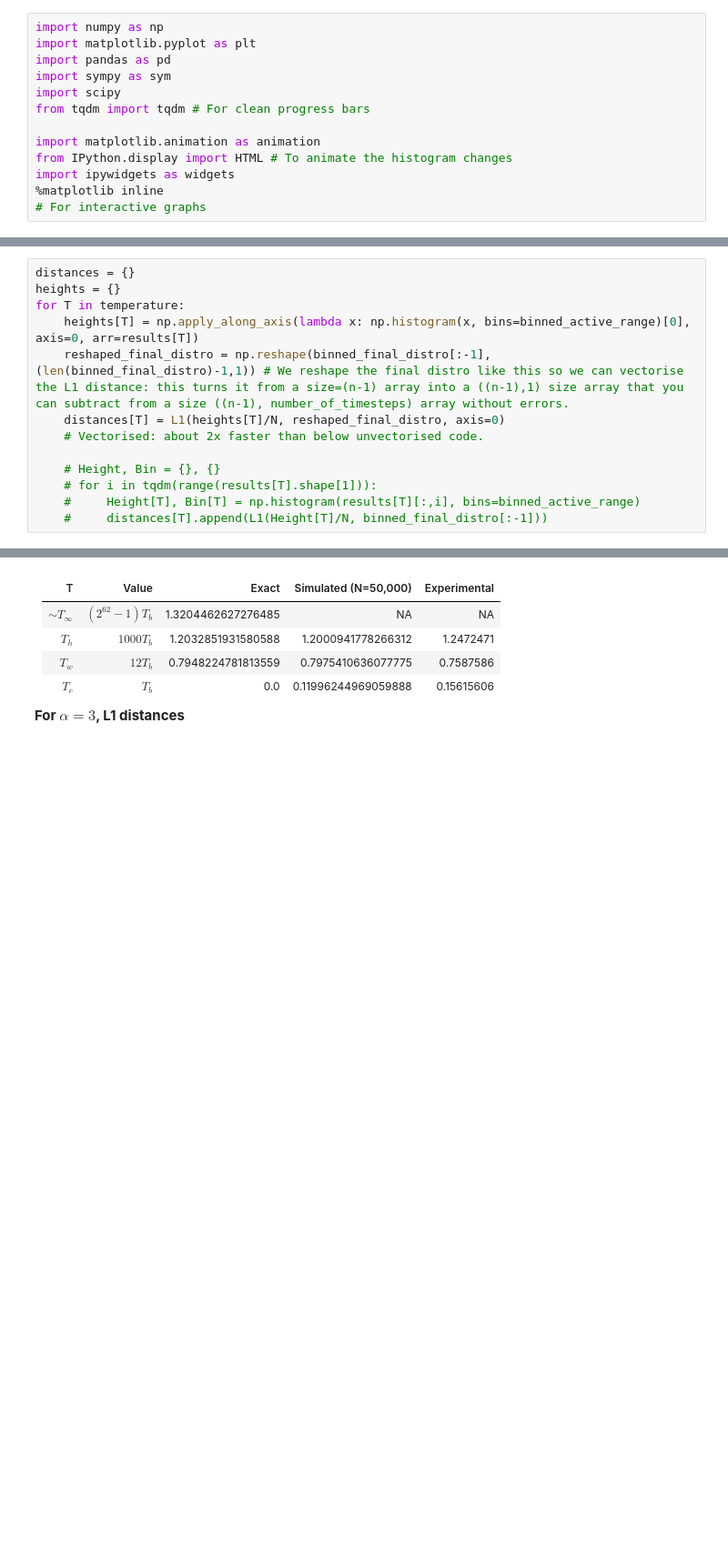
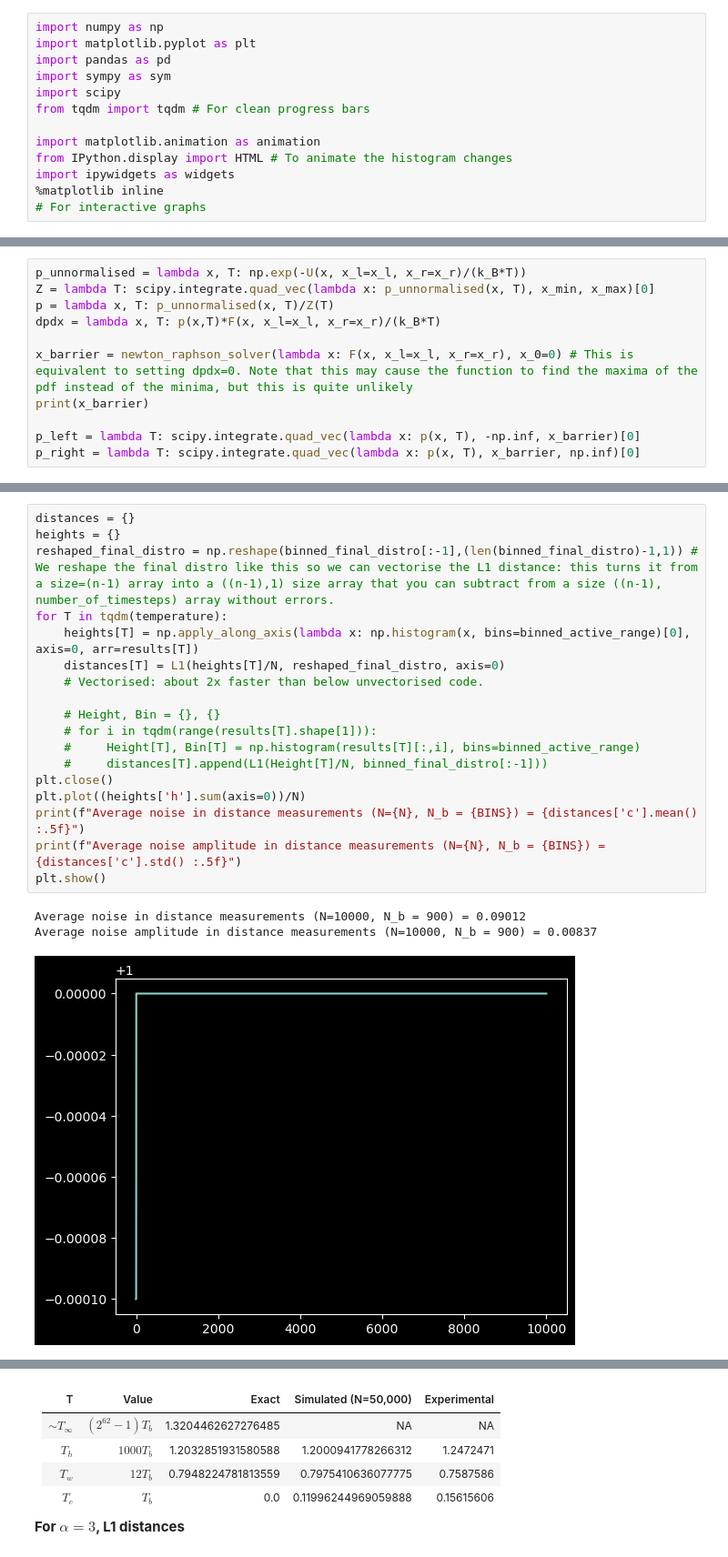
Before and after one commit to Element200/mpemba_langevin, a Jupyter notebook: mpemba.ipynb, the cells around one changed output, grey strips where cells are left out. Shown at 91% size. Cells and saved outputs as stored; diff of their text form; blank space fills up the shorter version.

```diff
--- a/mpemba.ipynb
+++ b/mpemba.ipynb
@@ -102,0 +175,11 @@ plt.show()
+# %%
+p_unnormalised = lambda x, T: np.exp(-U(x, x_l=x_l, x_r=x_r)/(k_B*T))
+Z = lambda T: scipy.integrate.quad_vec(lambda x: p_unnormalised(x, T), x_min, x_max)[0]
+p = lambda x, T: p_unnormalised(x, T)/Z(T)
+dpdx = lambda x, T: p(x,T)*F(x, x_l=x_l, x_r=x_r)/(k_B*T)
+
+x_barrier = newton_raphson_solver(lambda x: F(x, x_l=x_l, x_r=x_r), x_0=0) # This is equivalent to setting dpdx=0. Note that this may cause the function to find the maxima of the pdf instead of the minima, but this is quite unlikely
+print(x_barrier)
+
+p_left = lambda T: scipy.integrate.quad_vec(lambda x: p(x, T), -np.inf, x_barrier)[0]
+p_right = lambda T: scipy.integrate.quad_vec(lambda x: p(x, T), x_barrier, np.inf)[0]
@@ -342,13 +411,22 @@ Inefficiency = 20.967295976373286
 # %%
 distances = {}
 heights = {}
-for T in temperature:
+reshaped_final_distro = np.reshape(binned_final_distro[:-1],(len(binned_final_distro)-1,1)) # We reshape the final distro like this so we can vectorise the L1 distance: this turns it from a size=(n-1) array into a ((n-1),1) size array that you can subtract from a size ((n-1), number_of_timesteps) array without errors.
+for T in tqdm(temperature):
     heights[T] = np.apply_along_axis(lambda x: np.histogram(x, bins=binned_active_range)[0], axis=0, arr=results[T])
-    reshaped_final_distro = np.reshape(binned_final_distro[:-1],(len(binned_final_distro)-1,1)) # We reshape the final distro like this so we can vectorise the L1 distance: this turns it from a size=(n-1) array into a ((n-1),1) size array that you can subtract from a size ((n-1), number_of_timesteps) array without errors.
     distances[T] = L1(heights[T]/N, reshaped_final_distro, axis=0)
     # Vectorised: about 2x faster than below unvectorised code.
 
     # Height, Bin = {}, {}
     # for i in tqdm(range(results[T].shape[1])):
     #     Height[T], Bin[T] = np.histogram(results[T][:,i], bins=binned_active_range)
     #     distances[T].append(L1(Height[T]/N, binned_final_distro[:-1]))
+plt.close()
+plt.plot((heights['h'].sum(axis=0))/N)
+print(f"Average noise in distance measurements (N={N}, N_b = {BINS}) = {distances['c'].mean() :.5f}")
+print(f"Average noise amplitude in distance measurements (N={N}, N_b = {BINS}) = {distances['c'].std() :.5f}")
+plt.show()
+# %% [output]
+Average noise in distance measurements (N=10000, N_b = 900) = 0.09012
+Average noise amplitude in distance measurements (N=10000, N_b = 900) = 0.00837
+[figure, added]
```
Also changed, not shown: parts of 40 cells of this notebook.
